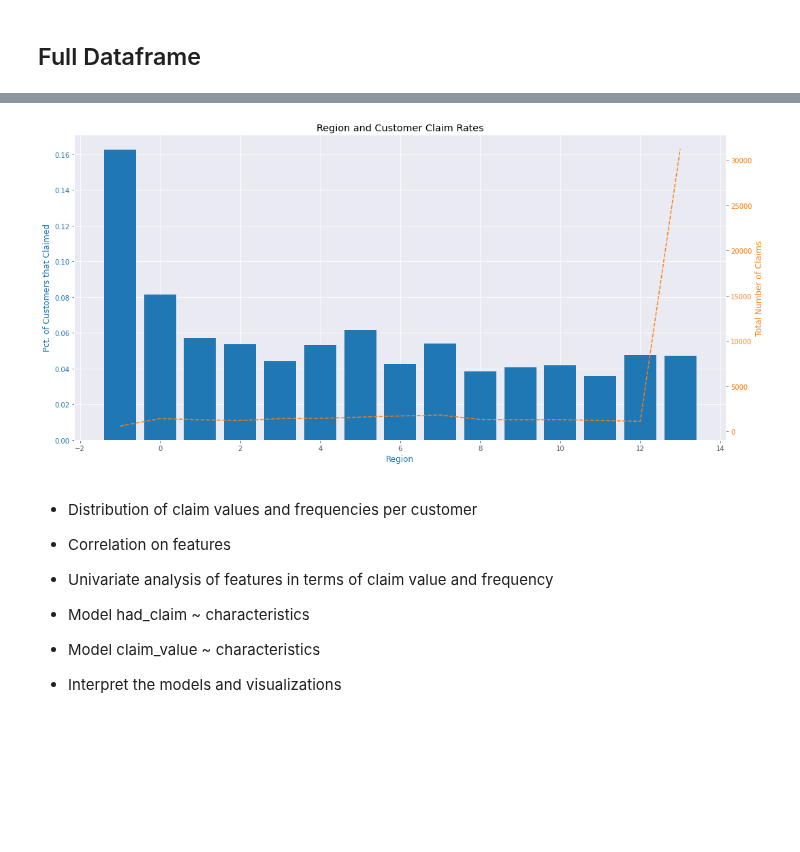
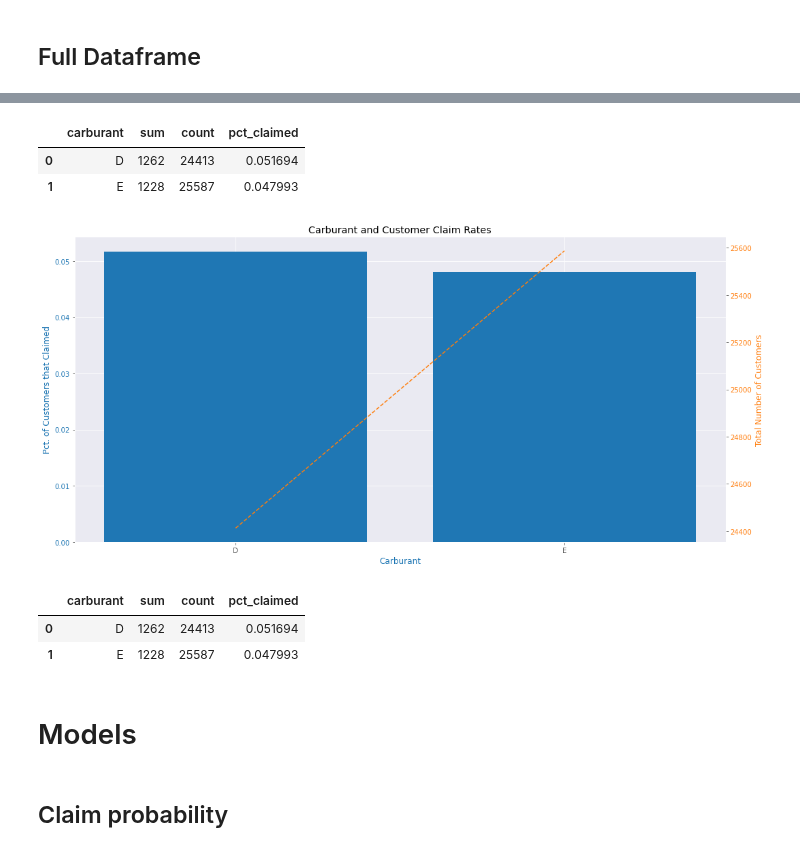
Before and after one commit to daniel-deutsch/FTD, a Jupyter notebook: Insurence Technology/main.ipynb, the cells around one changed output, grey strips where cells are left out. Drawn from its saved outputs; the diff is of its cells as text; code cells hidden in the pictures; blank space fills up the shorter version.

```diff
--- a/Insurence Technology/main.ipynb
+++ b/Insurence Technology/main.ipynb
@@ -153,33 +200,31 @@ plt.show()
+# %%
+claim_rate
+# %% [output]
+|  | carburant | sum | count | pct_claimed |
+| 0 | D | 1262 | 24413 | 0.051694 |
+| 1 | E | 1228 | 25587 | 0.047993 |
 # %%
-claim_rate = df.groupby('region')['has_claimed'].agg(['sum', 'count']).reset_index()
+claim_rate = df.groupby('carburant')['has_claimed'].agg(['sum', 'count']).reset_index()
 claim_rate['pct_claimed'] = claim_rate['sum']/claim_rate['count']
 
 fig, ax1 = plt.subplots()
 
 color = 'tab:blue'
 ax1.set_ylabel('Pct. of Customers that Claimed', color=color)
-ax1.set_xlabel('Region', color=color)
-ax1.bar(claim_rate['region'], claim_rate['pct_claimed'], color=color)
+ax1.set_xlabel('Carburant', color=color)
+ax1.bar(claim_rate['carburant'], claim_rate['pct_claimed'], color=color)
 ax1.tick_params(axis='y', labelcolor=color)
 
 ax2 = ax1.twinx()  # instantiate a second axes that shares the same x-axis
 
 color = 'tab:orange'
-ax2.set_ylabel('Total Number of Claims', color=color)  # we already handled the x-label with ax1
-ax2.plot(claim_rate['region'], claim_rate['count'], '--', color=color)
+ax2.set_ylabel('Total Number of Customers', color=color)  # we already handled the x-label with ax1
+ax2.plot(claim_rate['carburant'], claim_rate['count'], '--', color=color)
 ax2.tick_params(axis='y', labelcolor=color)
 
 ax2.grid(False)
 fig.tight_layout()  # otherwise the right y-label is slightly clipped
-plt.title('Region and Customer Claim Rates')
+plt.title('Carburant and Customer Claim Rates')
 plt.show()
 # %% [output]
-[figure, old version]
+[figure, new version]
-# %% [markdown]
-* Distribution of claim values and frequencies per customer
-* Correlation on features
-* Univariate analysis of features in terms of claim value and frequency
-
-* Model had_claim ~ characteristics
-* Model claim_value ~ characteristics
-* Interpret the models and visualizations
@@ -188,0 +231,6 @@ from sklearn.preprocessing import OneHotEncoder
+# %%
+claim_rate
+# %% [output]
+|  | carburant | sum | count | pct_claimed |
+| 0 | D | 1262 | 24413 | 0.051694 |
+| 1 | E | 1228 | 25587 | 0.047993 |
@@ -188,0 +260,4 @@ from sklearn.preprocessing import OneHotEncoder
+# %% [markdown]
+# Models
+# %% [markdown]
+## Claim probability
```
Also changed, not shown: parts of 15 cells of this notebook.
